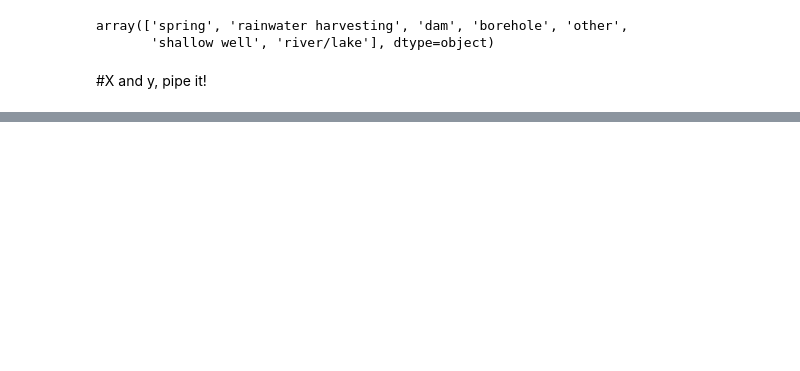
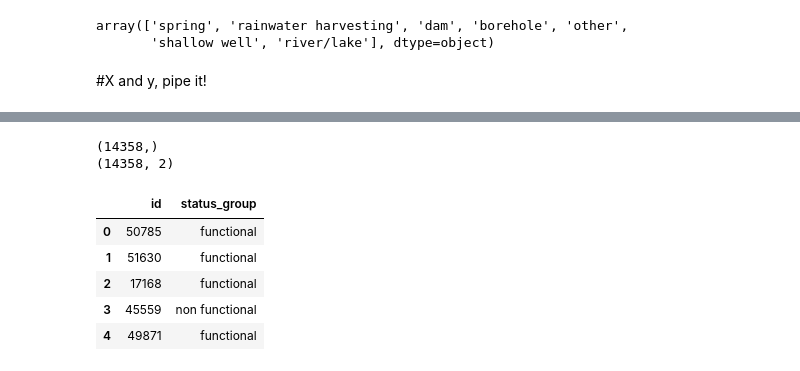
Before and after one commit to veritaem/Project2, a Jupyter notebook: Kaggle_proj.ipynb, the cells around one changed output, grey strips where cells are left out. Cells and saved outputs as stored; diff of their text form; code cells hidden in the pictures; blank space fills up the shorter version.

```diff
--- a/Kaggle_proj.ipynb
+++ b/Kaggle_proj.ipynb
@@ -552,3 +557,9 @@ pipeline2 = make_pipeline(
+# %%
+pipelinef = make_pipeline(
+    ce.OneHotEncoder(use_cat_names=True),
+    RobustScaler(),
+    RandomForestClassifier(n_estimators = 1000)
+)
 # %%
 X_train.nunique()
 # %% [output]
@@ -575,0 +595,17 @@ dtype: int64
+# %%
+subby = pipelinef.predict(Xtdf)
+print(subby.shape)
+subby = pd.DataFrame(subby)
+subs = id.join(subby, rsuffix = '0')
+subs = subs.rename(index=str, columns={0:'status_group'})
+print(subs.shape)
+subs.head()
+# %% [output]
+(14358,)
+(14358, 2)
+|  | id | status_group |
+| 0 | 50785 | functional |
+| 1 | 51630 | functional |
+| 2 | 17168 | functional |
+| 3 | 45559 | non functional |
+| 4 | 49871 | functional |
```
Also changed, not shown: parts of 20 cells of this notebook.
